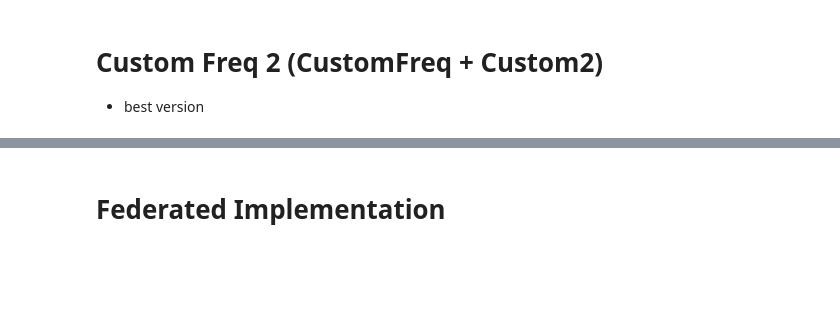
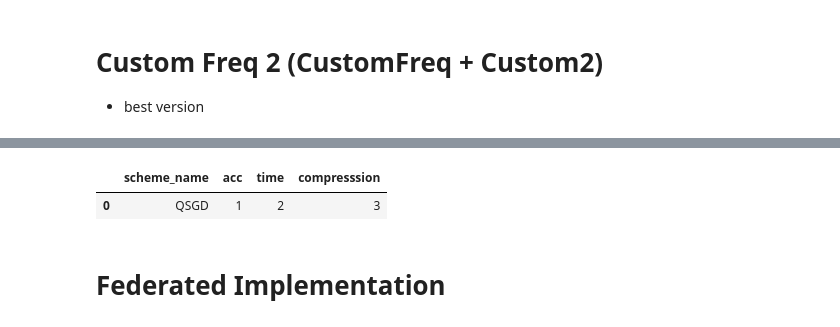
Before and after one commit to faiza-sfa/FedQuantization, a Jupyter notebook: phase_2_simulation_w_quantization.ipynb, the cells around one changed output, grey strips where cells are left out. Saved outputs shown, nothing was run; the diff lists cells and outputs as text; code cells hidden in the pictures; blank space fills up the shorter version.

```diff
--- a/phase_2_simulation_w_quantization.ipynb
+++ b/phase_2_simulation_w_quantization.ipynb
@@ -806,0 +1011,6 @@ mse:  5.921788274685641e-15
+# %%
+df.loc[df.scheme_name == 'QSGD', 'time'] = 2
+df
+# %% [output]
+|  | scheme_name | acc | time | compresssion |
+| 0 | QSGD | 1 | 2 | 3 |
```
Also changed, not shown: parts of 20 cells of this notebook, 1 other file.
